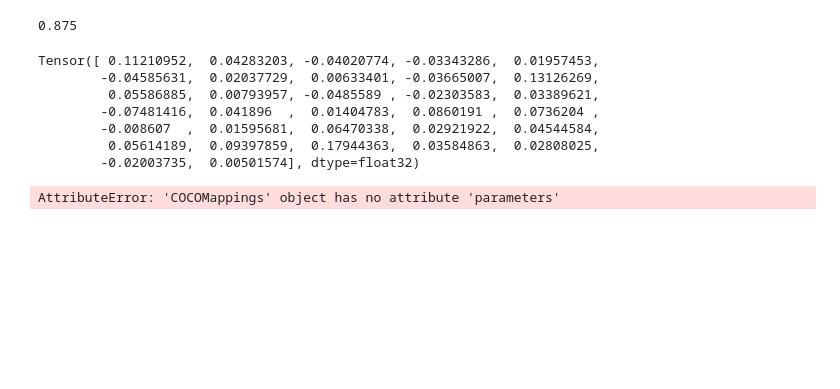
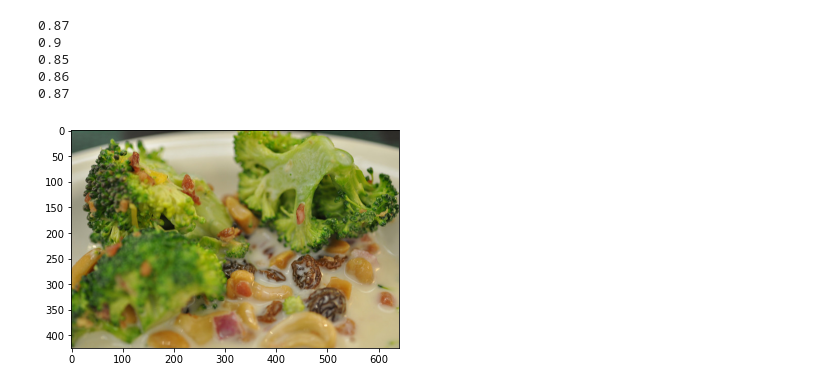
Before and after one commit to CogVegetables/ImageToImage, a Jupyter notebook: Master.ipynb, the cells around one changed output. Cells and saved outputs as stored; diff of their text form; code cells hidden in the pictures; blank space fills up the shorter version.

```diff
--- a/Master.ipynb
+++ b/Master.ipynb
@@ -26,6 +28,9 @@ glove = KeyedVectors.load_word2vec_format(path, binary=False)
 # %%
 with open('resnet18_features.pkl', mode="rb") as open_file:
     resnet = pickle.load(open_file)
+# %%
+with open(r'./captions_train2014.json') as json_file:
+            data = json.load(json_file)
 # %%
 class COCOMappings:
     def __init__(self, glove):
@@ -36,6 +41,8 @@ class COCOMappings:
 
         self.caption_ids_to_captions = {cap['id']: cap['caption'] for cap in self.data['annotations']}
         self.image_ids_to_urls = {img['id']: img['coco_url'] for img in self.data['images']}
+
+        self.caption_ids_to_image_ids = {cap['id']: cap['image_id'] for cap in self.data['annotations']}
 
         self.img_ids = tuple(cap['image_id'] for cap in self.data['annotations'])
         self.caption_ids = tuple(cap['id'] for cap in self.data['annotations'])
@@ -298,6 +305,6 @@ print(triples_train.shape)
 # %%
-batch_size = 32
-for epoch_cnt in range(1):
+batch_size = 100
+for epoch_cnt in range(5):
 
     # Create the indices to index into each image of your training data
     # e.g. `array([0, 1, ..., 9999])`, and then shuffle those indices.
@@ -310,16 +317,15 @@ for epoch_cnt in range(1):
 
         batch = triples_train[batch_cnt:batch_cnt + batch_size]  # random batch of our training data
 
-
         # compute the predictions for this batch by calling on model
-        good_img_ids, good_caption_ids, bad_img_ids = list(zip(*batch))
-        predictions = model(get_image_embeddings(good_img_ids, resnet))
-        bad_img_embeds = model(get_image_embeddings(bad_img_ids, resnet))
-        good_cap_embeds = get_caption_embeddings(good_caption_ids, coco.caption_ids_to_embs)
+        good_img_ids, good_caption_ids, bad_caption_ids = list(zip(*batch))
+        predictions = model(get_caption_embeddings(good_caption_ids, coco.caption_ids_to_embs))
+        bad_cap_embeds = model(get_caption_embeddings(bad_caption_ids, coco.caption_ids_to_embs))
+        good_img_embeds = get_image_embeddings(good_img_ids, resnet)
 
         # compute the loss associated with our predictions(use softmax_cross_entropy)
-        s_good = mg.sum(predictions * good_cap_embeds, axis=1)
-        s_bad = mg.sum(bad_img_embeds * good_cap_embeds, axis=1)
+        s_good = mg.sum(predictions * good_img_embeds, axis=1)
+        s_bad = mg.sum(bad_cap_embeds * good_img_embeds, axis=1)
         loss = margin_ranking_loss(s_good, s_bad, y=1, margin=0.1)
 
 
@@ -358,14 +364,14 @@ for epoch_cnt in range(1):
 
 
         # compute the predictions for this batch by calling on model
-        good_img_ids, good_caption_ids, bad_img_ids = list(zip(*batch))
-        predictions = model(get_image_embeddings(good_img_ids, resnet))
-        bad_img_embeds = model(get_image_embeddings(bad_img_ids, resnet))
-        good_cap_embeds = get_caption_embeddings(good_caption_ids, coco.caption_ids_to_embs)
+        good_img_ids, good_caption_ids, bad_caption_ids = list(zip(*batch))
+        predictions = model(get_caption_embeddings(good_caption_ids, coco.caption_ids_to_embs))
+        bad_cap_embeds = model(get_caption_embeddings(bad_caption_ids, coco.caption_ids_to_embs))
+        good_img_embeds = get_image_embeddings(good_img_ids, resnet)
 
         # compute the loss associated with our predictions(use softmax_cross_entropy)
-        s_good = mg.sum(predictions * good_cap_embeds, axis=1)
-        s_bad = mg.sum(bad_img_embeds * good_cap_embeds, axis=1)
+        s_good = mg.sum(predictions * good_img_embeds, axis=1)
+        s_bad = mg.sum(bad_cap_embeds * good_img_embeds, axis=1)
         #loss = margin_ranking_loss(s_good, s_bad, y=1, margin=0.1)
         test_accuracy = np.mean(s_good > s_bad)
 
@@ -375,21 +381,8 @@ for epoch_cnt in range(1):
     plotter.set_train_epoch()
     print(test_accuracy)
 # %% [output]
-0.875
+0.87
+0.9
+0.85
+0.86
+0.87
-# %%
-def save_model(model, path):
-        """Path to .npz file where model parameters will be saved."""
-        with open(path, "wb") as f:
-            np.savez(f, *(x.data for x in model.parameters))
-# %% [output]
-Tensor([ 0.11210952,  0.04283203, -0.04020774, -0.03343286,  0.01957453,
-        -0.04585631,  0.02037729,  0.00633401, -0.03665007,  0.13126269,
-         0.05586885,  0.00793957, -0.0485589 , -0.02303583,  0.03389621,
-        -0.07481416,  0.041896  ,  0.01404783,  0.0860191 ,  0.0736204 ,
-        -0.008607  ,  0.01595681,  0.06470338,  0.02921922,  0.04544584,
-         0.05614189,  0.09397859,  0.17944363,  0.03584863,  0.02808025,
-        -0.02003735,  0.00501574], dtype=float32)
-# %%
-save_model(model, "params.pkl")
-# %% [output]
-AttributeError: 'COCOMappings' object has no attribute 'parameters'
@@ -395,0 +406,7 @@ AttributeError: 'COCOMappings' object has no attribute 'parameters'
+# %%
+f = urllib.request.urlopen(coco.image_ids_to_urls[573975])
+a = plt.imread(f, format='jpeg')
+plt.imshow(a)
+plt.show()
+# %% [output]
+[figure, added]
```
Also changed, not shown: parts of 11 cells of this notebook.
